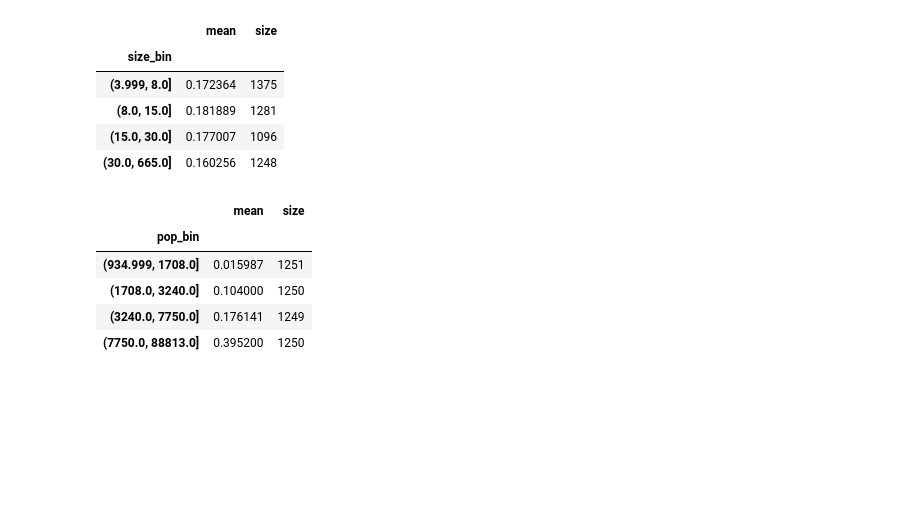
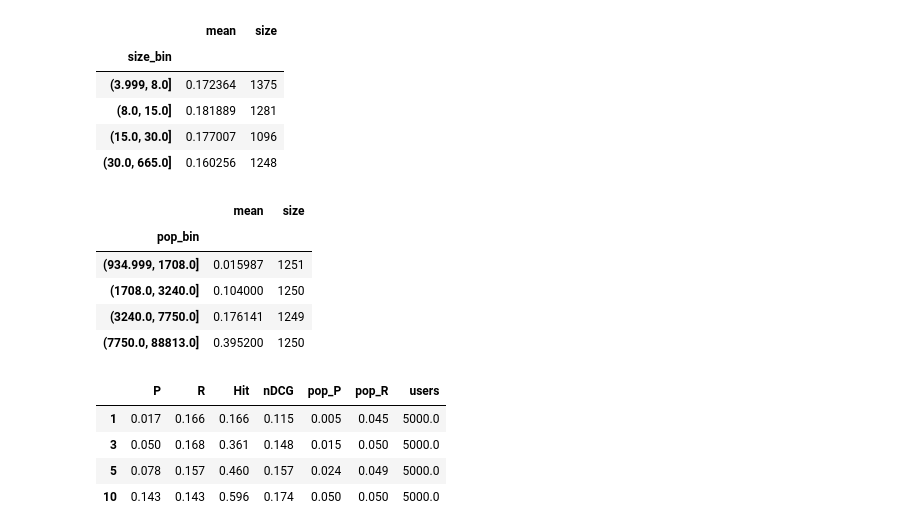
Before and after one commit to s252660/02807final_project, a Jupyter notebook: apriori/apriori_songs_ids.ipynb, the cells around one changed output. Drawn from its saved outputs; the diff is of its cells as text; code cells hidden in the pictures; blank space fills up the shorter version.

```diff
--- a/apriori/apriori_songs_ids.ipynb
+++ b/apriori/apriori_songs_ids.ipynb
@@ -386,3 +386,44 @@ display(df.groupby("pop_bin", observed=True)["hit"].agg(["mean", "size"]))
 | (1708.0, 3240.0] | 0.104000 | 1250 |
 | (3240.0, 7750.0] | 0.176141 | 1249 |
 | (7750.0, 88813.0] | 0.395200 | 1250 |
+# %%
+def eval_leave_n_out(rec, n_hide=5, k=TOP_K, min_songs=10, n_users=EVAL_USERS, seed=SEED):
+    rng = np.random.default_rng(seed)
+    res = {"P": [], "R": [], "Hit": [], "nDCG": [], "pop_P": [], "pop_R": []}
+    for u in test_users:
+        songs = X.indices[X.indptr[u]:X.indptr[u + 1]]
+        cand = songs[is_freq[songs]]
+        if len(songs) < max(min_songs, n_hide + 1) or len(cand) < n_hide:
+            continue
+        hidden = set(rng.choice(cand, n_hide, replace=False).tolist())
+        basket = songs[~np.isin(songs, list(hidden))]
+
+        # A-Priori
+        recs = [s for s, _ in rec.recommend(basket, k)]
+        rel = [s in hidden for s in recs]
+        n_hit = sum(rel)
+        dcg  = sum(1 / np.log2(i + 2) for i, x in enumerate(rel) if x)
+        idcg = sum(1 / np.log2(i + 2) for i in range(min(k, n_hide)))
+        res["P"].append(n_hit / k)
+        res["R"].append(n_hit / n_hide)
+        res["Hit"].append(n_hit > 0)
+        res["nDCG"].append(dcg / idcg)
+
+        # popularidad baseline
+        have = set(basket.tolist())
+        pop_recs = [int(p) for p in popular if int(p) not in have][:k]
+        pn = len(hidden & set(pop_recs))
+        res["pop_P"].append(pn / k)
+        res["pop_R"].append(pn / n_hide)
+
+        if len(res["P"]) >= n_users:
+            break
+    return {m: float(np.mean(v)) for m, v in res.items()} | {"users": len(res["P"])}
+
+pd.DataFrame({n: eval_leave_n_out(rec_tr, n_hide=n) for n in [1, 3, 5, 10]}).T.round(3)
+# %% [output]
+|  | P | R | Hit | nDCG | pop_P | pop_R | users |
+| 1 | 0.017 | 0.166 | 0.166 | 0.115 | 0.005 | 0.045 | 5000.0 |
+| 3 | 0.050 | 0.168 | 0.361 | 0.148 | 0.015 | 0.050 | 5000.0 |
+| 5 | 0.078 | 0.157 | 0.460 | 0.157 | 0.024 | 0.049 | 5000.0 |
+| 10 | 0.143 | 0.143 | 0.596 | 0.174 | 0.050 | 0.050 | 5000.0 |
```
